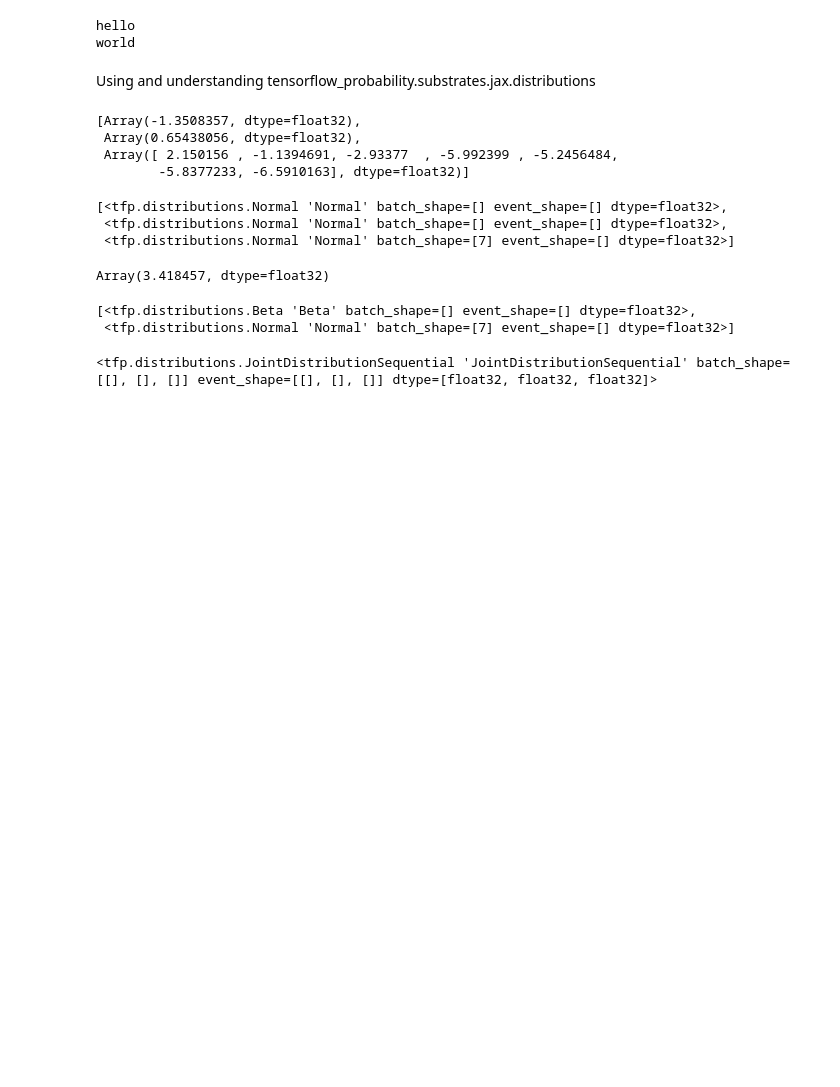
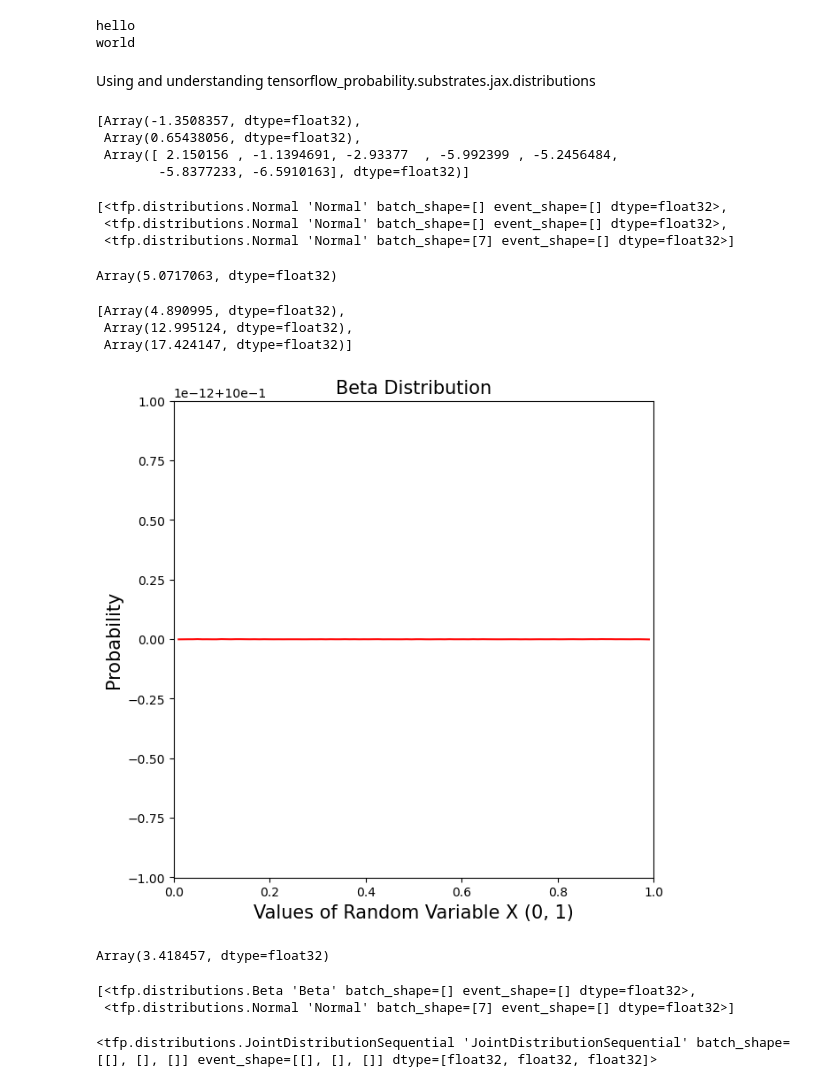
Before and after one commit to Gaurav17Joshi/ProofOfConcept, a Jupyter notebook: trying_libraries.ipynb, the cells around one changed output. Drawn from its saved outputs; the diff is of its cells as text; code cells hidden in the pictures; blank space fills up the shorter version.

```diff
--- a/trying_libraries.ipynb
+++ b/trying_libraries.ipynb
@@ -173,6 +173,45 @@ dists
 [<tfp.distributions.Normal 'Normal' batch_shape=[] event_shape=[] dtype=float32>,
  <tfp.distributions.Normal 'Normal' batch_shape=[] event_shape=[] dtype=float32>,
  <tfp.distributions.Normal 'Normal' batch_shape=[7] event_shape=[] dtype=float32>]
+# %%
+sh = tfb.Shift(10.0)
+sc = tfb.Scale(5.0)
+scaled_shifted = sh(sc(tfd.Normal(loc=0., scale=1.)))
+scaled_shifted.sample(seed = random.PRNGKey(4))
+# %% [output]
+Array(5.0717063, dtype=float32)
+# %%
+# Code for joint beta distribution
+# Pretty good
+jointds = tfd.JointDistributionSequential([
+
+    tfb.Shift(0.0)( tfb.Scale(20.0) (tfd.Beta(1,3)) ),                       # t_0
+    lambda t_0: tfb.Shift(t_0)( tfb.Scale(20-t_0) (tfd.Beta(1,2)) ),         # t_1
+    lambda t_1: tfb.Shift(t_1)( tfb.Scale(20-t_1) (tfd.Beta(1,1)) ),         # t_2
+])
+jointds.sample(seed = random.PRNGKey(3))
+# %% [output]
+[Array(4.890995, dtype=float32),
+ Array(12.995124, dtype=float32),
+ Array(17.424147, dtype=float32)]
+# %%
+import numpy as np
+import matplotlib.pyplot as plt
+from scipy.stats import beta
+
+a, b = 1, 1
+
+x = np.linspace(beta.ppf(0.01, a, b),beta.ppf(0.99, a, b), 100)
+
+plt.figure(figsize=(7,7))
+plt.xlim(0.0, 1.0)
+plt.plot(x, beta.pdf(x, a, b), 'r-')
+plt.title('Beta Distribution', fontsize='15')
+plt.xlabel('Values of Random Variable X (0, 1)', fontsize='15')
+plt.ylabel('Probability', fontsize='15')
+plt.show()
+# %% [output]
+[figure, added]
 # %%
 dist2 = tfd.Cauchy(0., 100.)
 dist2
```
Also changed, not shown: parts of 1 cell of this notebook, 3 other files.
